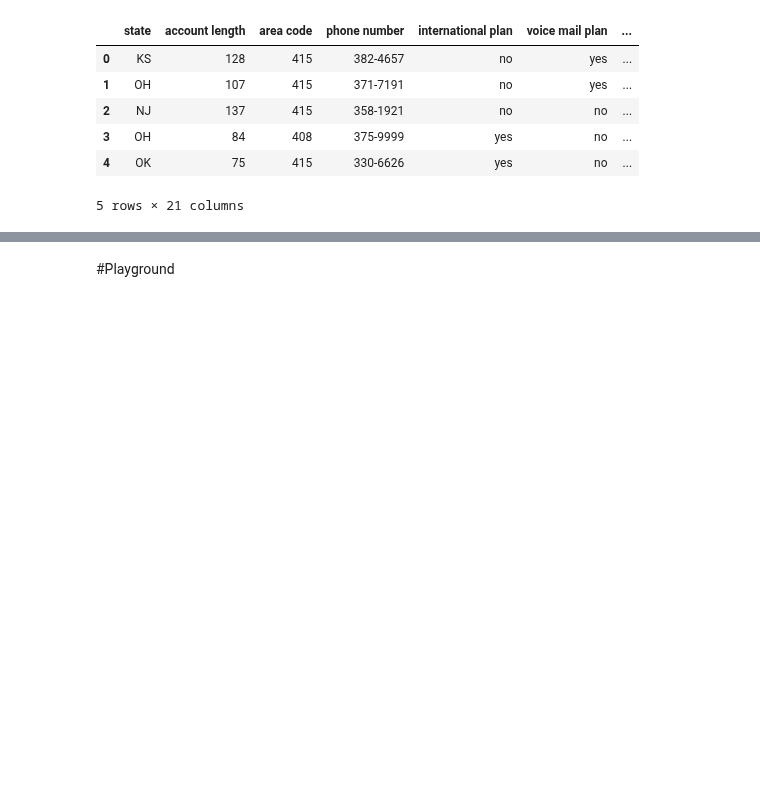
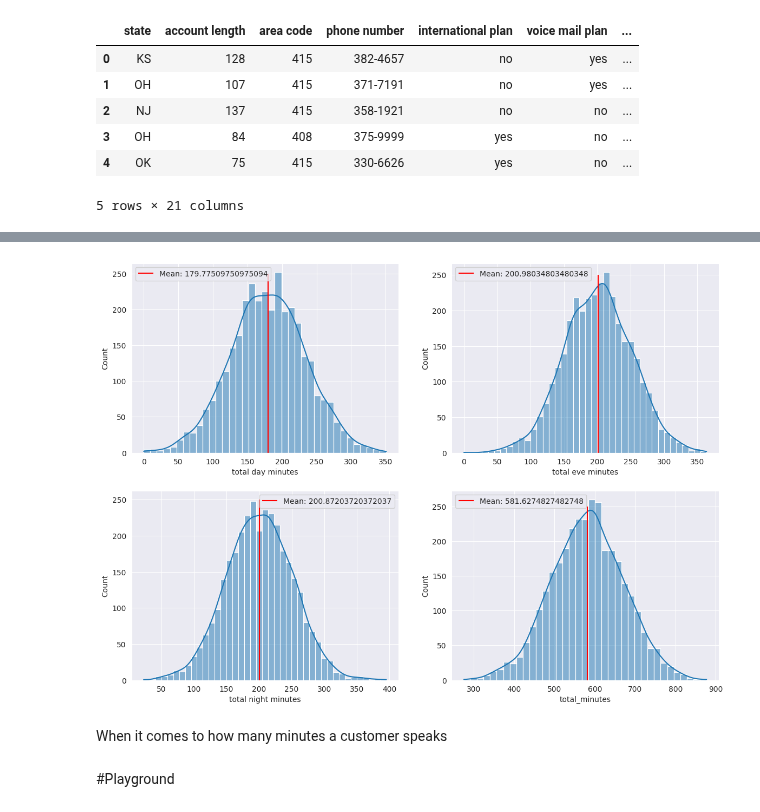
Before and after one commit to bmjaron/phase_3_project, a Jupyter notebook: Untitled1.ipynb, the cells around one changed output, grey strips where cells are left out. Saved outputs shown, nothing was run; the diff lists cells and outputs as text; code cells hidden in the pictures; blank space fills up the shorter version.

```diff
--- a/Untitled1.ipynb
+++ b/Untitled1.ipynb
@@ -177,10 +177,11 @@ df.head()
 | 4 | OK | 75 | 415 | 330-6626 | yes | no | ... |
 5 rows × 21 columns
 # %%
-fig, axes = plt.subplots(2,2, figsize=(14, 10))
+fig, ax = plt.subplots(figsize=(8,8))
 
-for n in range(0,4):
-  if n < 2:
-    sns.histplot(data=df['total day minutes'], kde=True, ax=axes[0][0])
-axes[0][0].vlines(x=175, ymin=0, ymax=250, color='r')
+
+
+sns.histplot(data=df['total day minutes'], kde=True, ax=ax)
+plt.vlines(x=175, ymin=0, ymax=250, color='r', label=f'Mean: {(df['total day minutes'].mean())}')
+plt.legend()
 # %% [output]
@@ -188,0 +189,4 @@ axes[0][0].vlines(x=175, ymin=0, ymax=250, color='r')
+# %%
+minutes = df[['total day minutes', 'total eve minutes', 'total night minutes']]
+minutes['total_minutes'] = minutes['total day minutes'] + minutes['total eve minutes'] + minutes['total night minutes']
+minutes['total_minutes']
@@ -189,3 +211,21 @@ axes[0][0].vlines(x=175, ymin=0, ymax=250, color='r')
+# %%
+fig, axes = plt.subplots(2,2, figsize=(14, 10))
+
+for n, col in enumerate(['total day minutes', 'total eve minutes', 'total night minutes', 'total_minutes']):
+  if n < 2:
+    sns.histplot(data=minutes[col], kde=True, ax=axes[0][n])
+    m = minutes[col].mean()
+    axes[0][n].vlines(x=m, ymin=0, ymax=250, color='r', label=f'Mean: {m}')
+    axes[0][n].legend()
+  else:
+    sns.histplot(data=minutes[col], kde=True, ax=axes[1][n-2])
+    m = minutes[col].mean()
+    axes[1][n-2].vlines(x=m, ymin=0, ymax=250, color='r', label=f'Mean: {m}')
+    axes[1][n-2].legend()
+# %% [output]
+[figure, added]
+# %% [markdown]
+When it comes to how many minutes a customer speaks
 # %% [markdown]
 #Playground
 # %%
```
Also changed, not shown: parts of 2 cells of this notebook.
